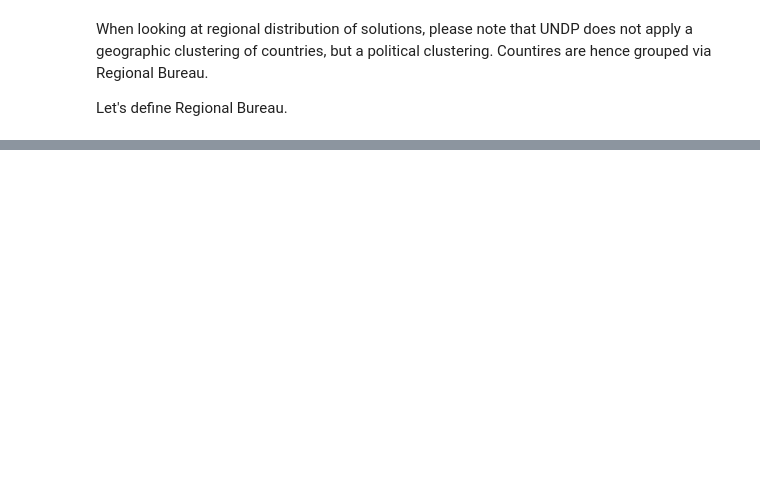
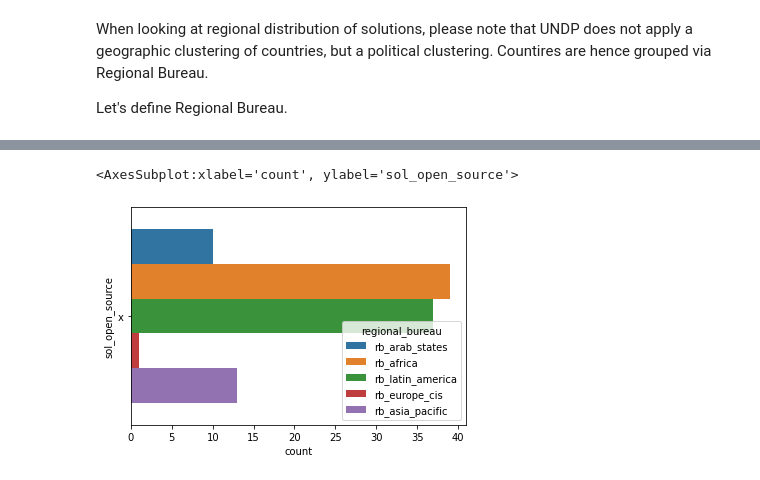
Before and after one commit to temajozias/UNDP-Accelerator-Labs-Network, a Jupyter notebook: Untitled.ipynb, the cells around one changed output, grey strips where cells are left out. Cells and saved outputs as stored; diff of their text form; code cells hidden in the pictures; blank space fills up the shorter version.

```diff
--- a/Untitled.ipynb
+++ b/Untitled.ipynb
@@ -270,0 +286,5 @@ df.head()
+# %%
+sns.countplot(data=df, y='sol_open_source', order=df['sol_open_source'].value_counts().index, hue='regional_bureau')
+# %% [output]
+<AxesSubplot:xlabel='count', ylabel='sol_open_source'>
+[figure, added]
```
Also changed, not shown: parts of 21 cells of this notebook.
